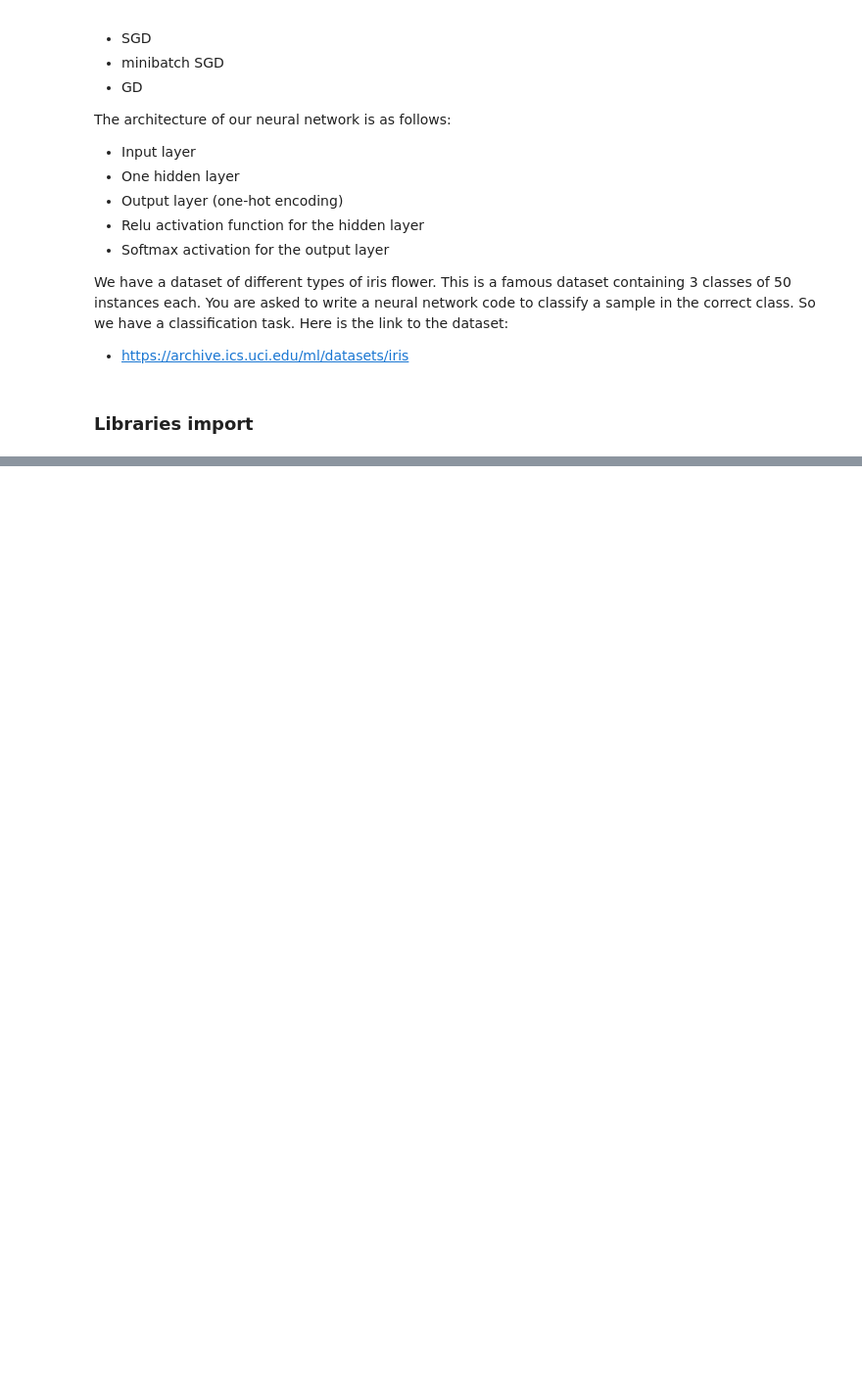
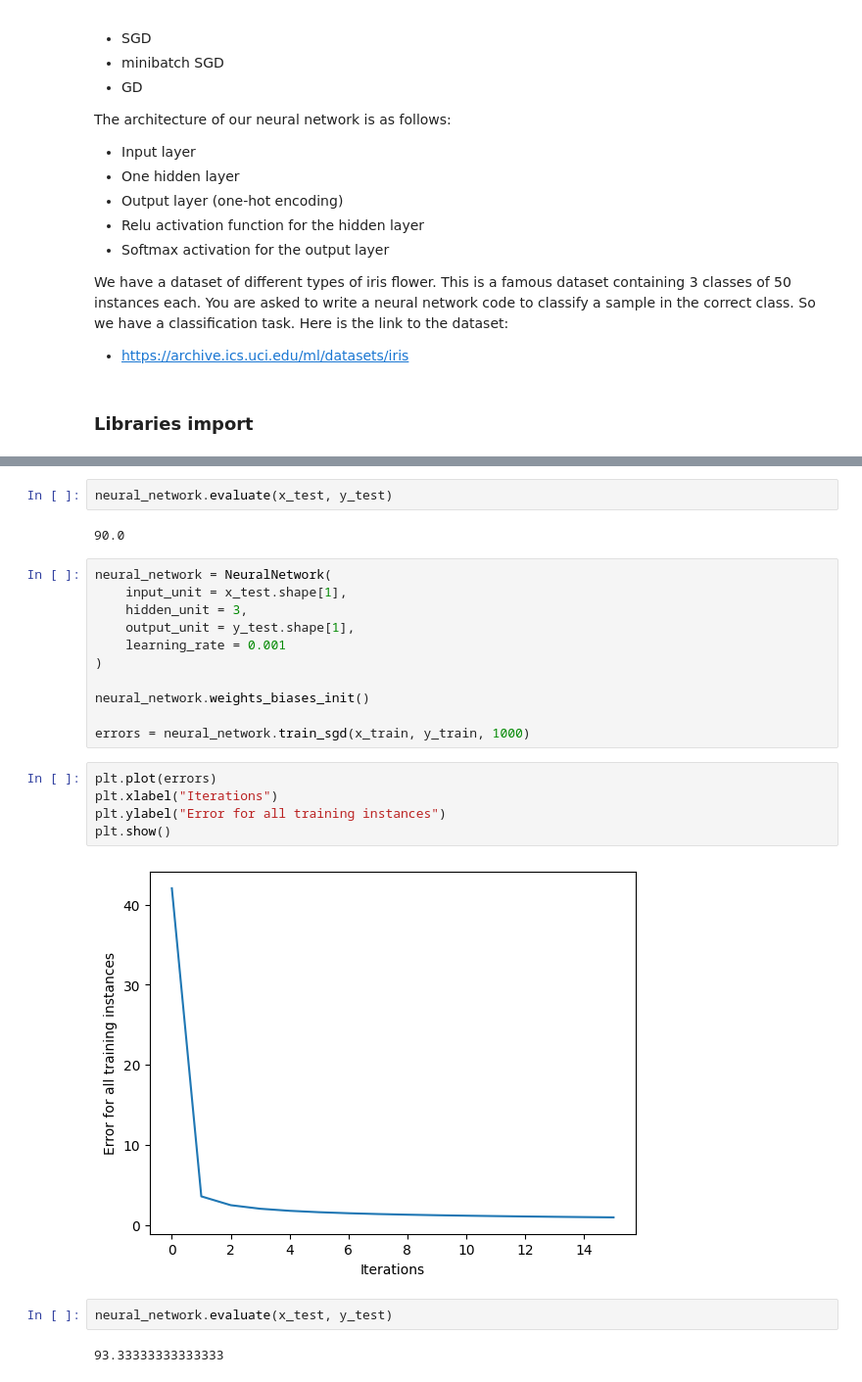
Before and after one commit to igordzierwa/deep-learning-labs, a Jupyter notebook: laboratory_4/lab4-DL-IgorDzierwa.ipynb, the cells around one changed output, grey strips where cells are left out. Shown: that part at 98% size. Saved outputs shown, nothing was run; the diff lists cells and outputs as text; blank space fills up the shorter version.

```diff
--- a/laboratory_4/lab4-DL-IgorDzierwa.ipynb
+++ b/laboratory_4/lab4-DL-IgorDzierwa.ipynb
@@ -41,0 +347,26 @@ data.head()
+# %%
+neural_network.evaluate(x_test, y_test)
+# %% [output]
+90.0
+# %%
+neural_network = NeuralNetwork(
+    input_unit = x_test.shape[1],
+    hidden_unit = 3,
+    output_unit = y_test.shape[1],
+    learning_rate = 0.001
+)
+
+neural_network.weights_biases_init()
+
+errors = neural_network.train_sgd(x_train, y_train, 1000)
+# %%
+plt.plot(errors)
+plt.xlabel("Iterations")
+plt.ylabel("Error for all training instances")
+plt.show()
+# %% [output]
+[figure, added]
+# %%
+neural_network.evaluate(x_test, y_test)
+# %% [output]
+93.33333333333333
```
Also changed, not shown: parts of 24 cells of this notebook.
